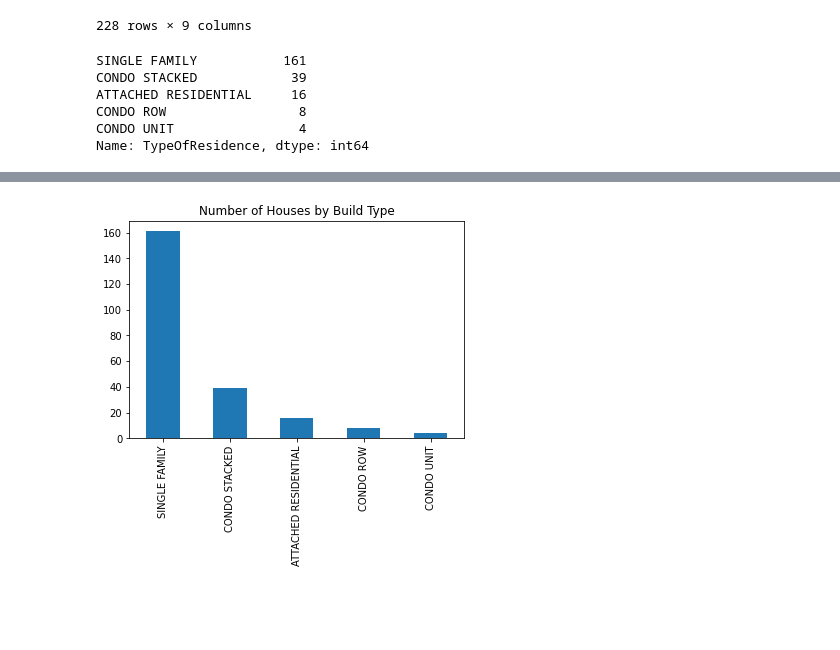
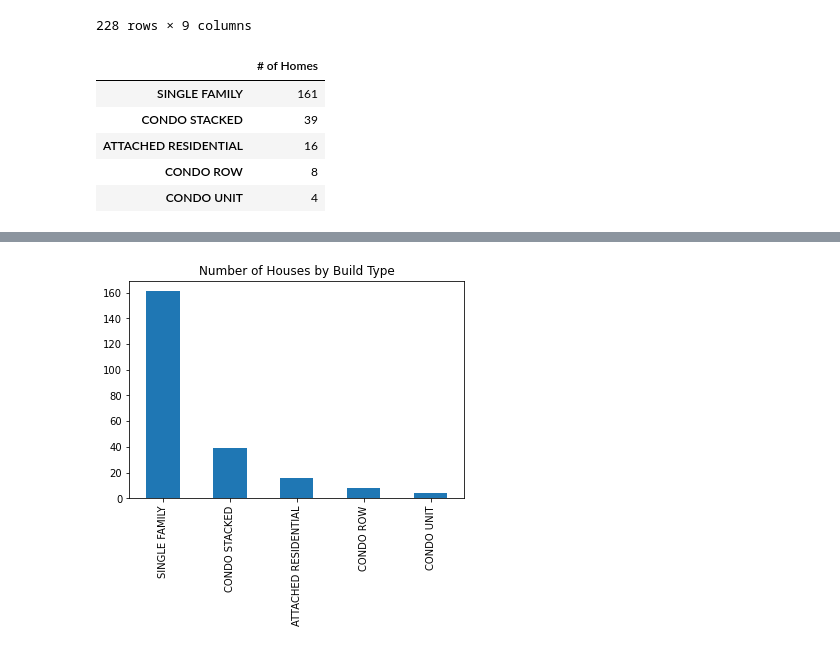
Before and after one commit to ajwu100/GROUP-9-PROJECT-1, a Jupyter notebook: house_attributes.ipynb, the cells around one changed output, grey strips where cells are left out. Saved outputs shown, nothing was run; the diff lists cells and outputs as text; code cells hidden in the pictures; blank space fills up the shorter version.

```diff
--- a/house_attributes.ipynb
+++ b/house_attributes.ipynb
@@ -41,11 +41,12 @@ house_df
 228 rows × 9 columns
 # %%
 house_type = house_df["TypeOfResidence"].value_counts()
-house_type
+house_type_df = pd.DataFrame(house_type)
+house_type_df.rename(columns={"TypeOfResidence": "# of Homes"})
 # %% [output]
-SINGLE FAMILY           161
-CONDO STACKED            39
-ATTACHED RESIDENTIAL     16
-CONDO ROW                 8
-CONDO UNIT                4
-Name: TypeOfResidence, dtype: int64
+|  | # of Homes |
+| SINGLE FAMILY | 161 |
+| CONDO STACKED | 39 |
+| ATTACHED RESIDENTIAL | 16 |
+| CONDO ROW | 8 |
+| CONDO UNIT | 4 |
```
Also changed, not shown: parts of 15 cells of this notebook, 1 other file.
